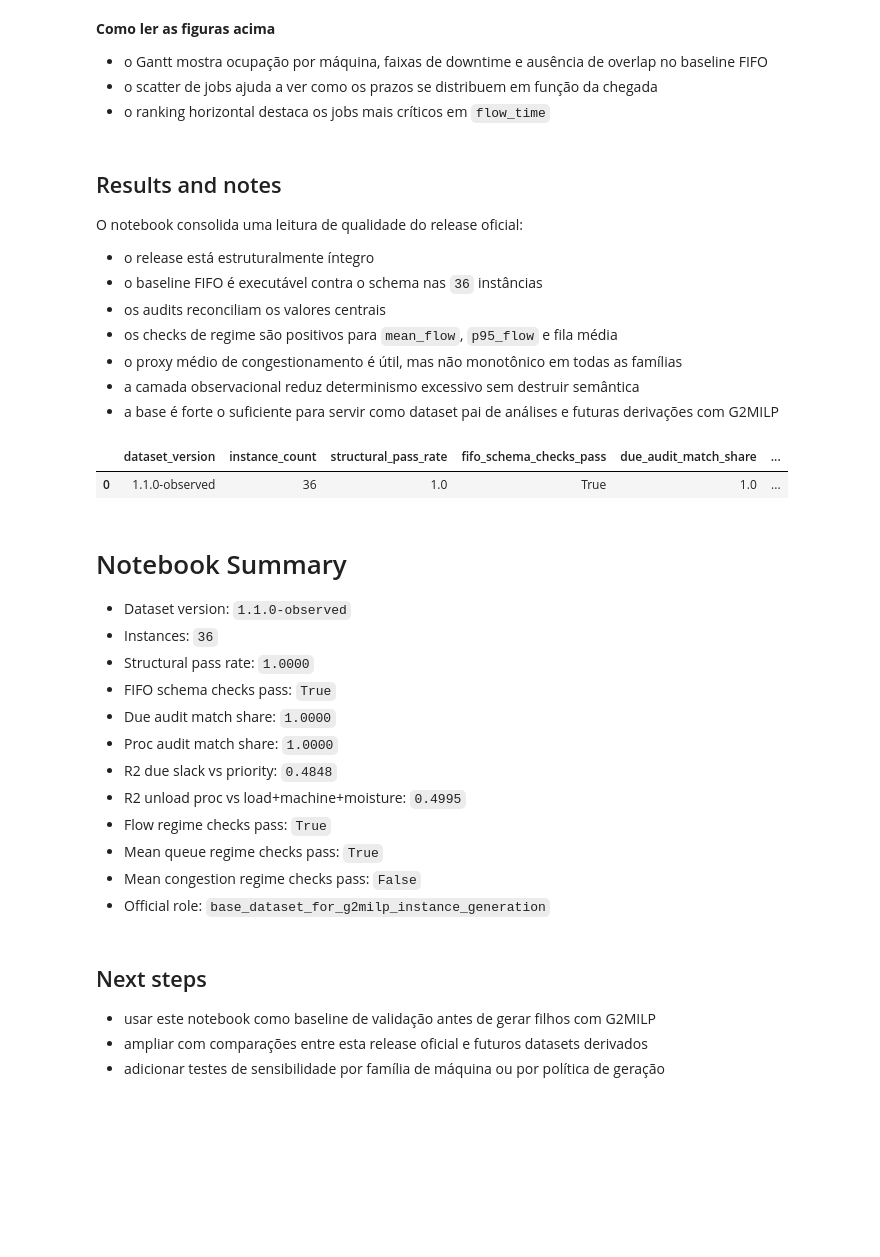
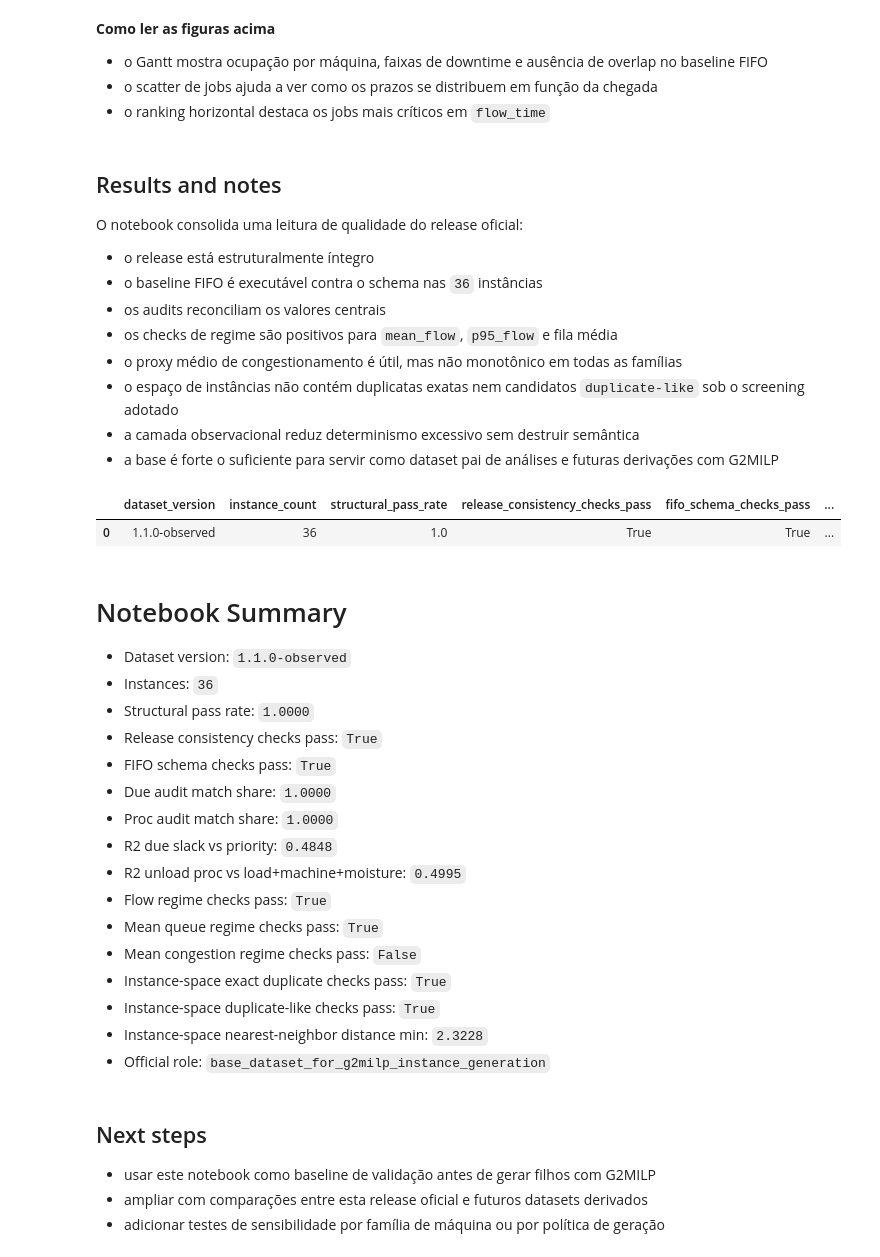
Before and after one commit to PequiFlux/agro_yard_dfjsp_benchmark_go, a Jupyter notebook: output/jupyter-notebook/instance-validation-and-exploratory-analysis.ipynb, the cells around one changed output. Saved outputs shown, nothing was run; the diff lists cells and outputs as text; code cells hidden in the pictures; blank space fills up the shorter version.

```diff
--- a/output/jupyter-notebook/instance-validation-and-exploratory-analysis.ipynb
+++ b/output/jupyter-notebook/instance-validation-and-exploratory-analysis.ipynb
@@ -119,7 +121,11 @@ event_report = repl.EVENT_REPORT.copy()
 audit_reconciliation = repl.AUDIT_RECONCILIATION.copy()
 regime_checks = repl.REGIME_CHECKS.copy()
 fifo_schema_report = repl.FIFO_SCHEMA_REPORT.copy()
+release_consistency_report = repl.RELEASE_CONSISTENCY_REPORT.copy()
 utilization = repl.UTILIZATION.copy()
+instance_space_features = repl.INSTANCE_SPACE_FEATURES.copy()
+instance_space_pairs = repl.INSTANCE_SPACE_PAIRS.copy()
+instance_space_summary = repl.INSTANCE_SPACE_SUMMARY.copy()
 diagnostics = repl.DIAGNOSTICS.copy()
 unload = repl.UNLOAD.copy()
 
@@ -148,6 +154,7 @@ display(
 - `repl.plot_observational_layer()`
 - `repl.plot_congestion_diagnostics()`
 - `repl.plot_operational_sanity()`
+- `repl.plot_instance_space_coverage()`
 - `repl.plot_instance_drilldown("GO_XS_DISRUPTED_01")`
 """
     )
@@ -516,6 +615,7 @@ O notebook consolida uma leitura de qualidade do release oficial:
 - os audits reconciliam os valores centrais
 - os checks de regime são positivos para `mean_flow`, `p95_flow` e fila média
 - o proxy médio de congestionamento é útil, mas não monotônico em todas as famílias
+- o espaço de instâncias não contém duplicatas exatas nem candidatos `duplicate-like` sob o screening adotado
 - a camada observacional reduz determinismo excessivo sem destruir semântica
 - a base é forte o suficiente para servir como dataset pai de análises e futuras derivações com G2MILP
 # %%
@@ -523,6 +623,7 @@ summary = {
     "dataset_version": manifest["dataset_version"],
     "instance_count": int(params["instance_id"].nunique()),
     "structural_pass_rate": float((structural_report["status"] == "PASS").mean()),
+    "release_consistency_checks_pass": bool(release_consistency_report["pass"].all()),
     "fifo_schema_checks_pass": bool(
         fifo_schema_report[
             [
@@ -547,40 +648,55 @@ summary = {
     "queue_regime_order_checks_pass": bool(regime_checks["mean_queue_order_ok"].all()),
     "congestion_mean_regime_order_checks_pass": bool(
         regime_checks["mean_congestion_order_ok"].all()
     ),
+    "instance_space_exact_duplicate_checks_pass": bool(
+        instance_space_summary.loc[0, "exact_core_duplicate_count"] == 0
+        and instance_space_summary.loc[0, "exact_feature_duplicate_count"] == 0
+    ),
+    "instance_space_duplicate_like_checks_pass": bool(
+        instance_space_summary.loc[0, "duplicate_like_candidate_count"] == 0
+    ),
+    "instance_space_nearest_neighbor_distance_min": float(
+        instance_space_summary.loc[0, "nearest_neighbor_distance_min"]
+    ),
     "g2milp_role": manifest["official_dataset_role"],
 }
 summary_df = pd.DataFrame([summary])
 display(summary_df)
 
 summary_lines = [
     "# Notebook Summary",
     "",
     f"- Dataset version: `{summary['dataset_version']}`",
     f"- Instances: `{summary['instance_count']}`",
     f"- Structural pass rate: `{summary['structural_pass_rate']:.4f}`",
+    f"- Release consistency checks pass: `{summary['release_consistency_checks_pass']}`",
     f"- FIFO schema checks pass: `{summary['fifo_schema_checks_pass']}`",
     f"- Due audit match share: `{summary['due_audit_match_share']:.4f}`",
     f"- Proc audit match share: `{summary['proc_audit_match_share']:.4f}`",
     f"- R2 due slack vs priority: `{summary['r2_due_slack_vs_priority']:.4f}`",
     f"- R2 unload proc vs load+machine+moisture: `{summary['r2_unload_proc_vs_load_machine_moisture']:.4f}`",
     f"- Flow regime checks pass: `{summary['flow_regime_order_checks_pass']}`",
     f"- Mean queue regime checks pass: `{summary['queue_regime_order_checks_pass']}`",
     f"- Mean congestion regime checks pass: `{summary['congestion_mean_regime_order_checks_pass']}`",
+    f"- Instance-space exact duplicate checks pass: `{summary['instance_space_exact_duplicate_checks_pass']}`",
+    f"- Instance-space duplicate-like checks pass: `{summary['instance_space_duplicate_like_checks_pass']}`",
+    f"- Instance-space nearest-neighbor distance min: `{summary['instance_space_nearest_neighbor_distance_min']:.4f}`",
     f"- Official role: `{summary['g2milp_role']}`",
 ]
 summary_text = "\n".join(summary_lines)
 (ARTIFACT_DIR / "notebook_summary.md").write_text(summary_text, encoding="utf-8")
 summary_df.to_csv(ARTIFACT_DIR / "notebook_summary.csv", index=False)
 display(Markdown(summary_text))
 # %% [output]
-|  | dataset_version | instance_count | structural_pass_rate | fifo_schema_checks_pass | due_audit_match_share | ... |
-| 0 | 1.1.0-observed | 36 | 1.0 | True | 1.0 | ... |
+|  | dataset_version | instance_count | structural_pass_rate | release_consistency_checks_pass | fifo_schema_checks_pass | ... |
+| 0 | 1.1.0-observed | 36 | 1.0 | True | True | ... |
 # Notebook Summary
 
 - Dataset version: `1.1.0-observed`
 - Instances: `36`
 - Structural pass rate: `1.0000`
+- Release consistency checks pass: `True`
 - FIFO schema checks pass: `True`
 - Due audit match share: `1.0000`
 - Proc audit match share: `1.0000`
@@ -589,6 +705,9 @@ display(Markdown(summary_text))
 - Flow regime checks pass: `True`
 - Mean queue regime checks pass: `True`
 - Mean congestion regime checks pass: `False`
+- Instance-space exact duplicate checks pass: `True`
+- Instance-space duplicate-like checks pass: `True`
+- Instance-space nearest-neighbor distance min: `2.3228`
 - Official role: `base_dataset_for_g2milp_instance_generation`
 # %% [markdown]
 ## Next steps
```
Also changed, not shown: parts of 8 cells of this notebook, 9 other files.
